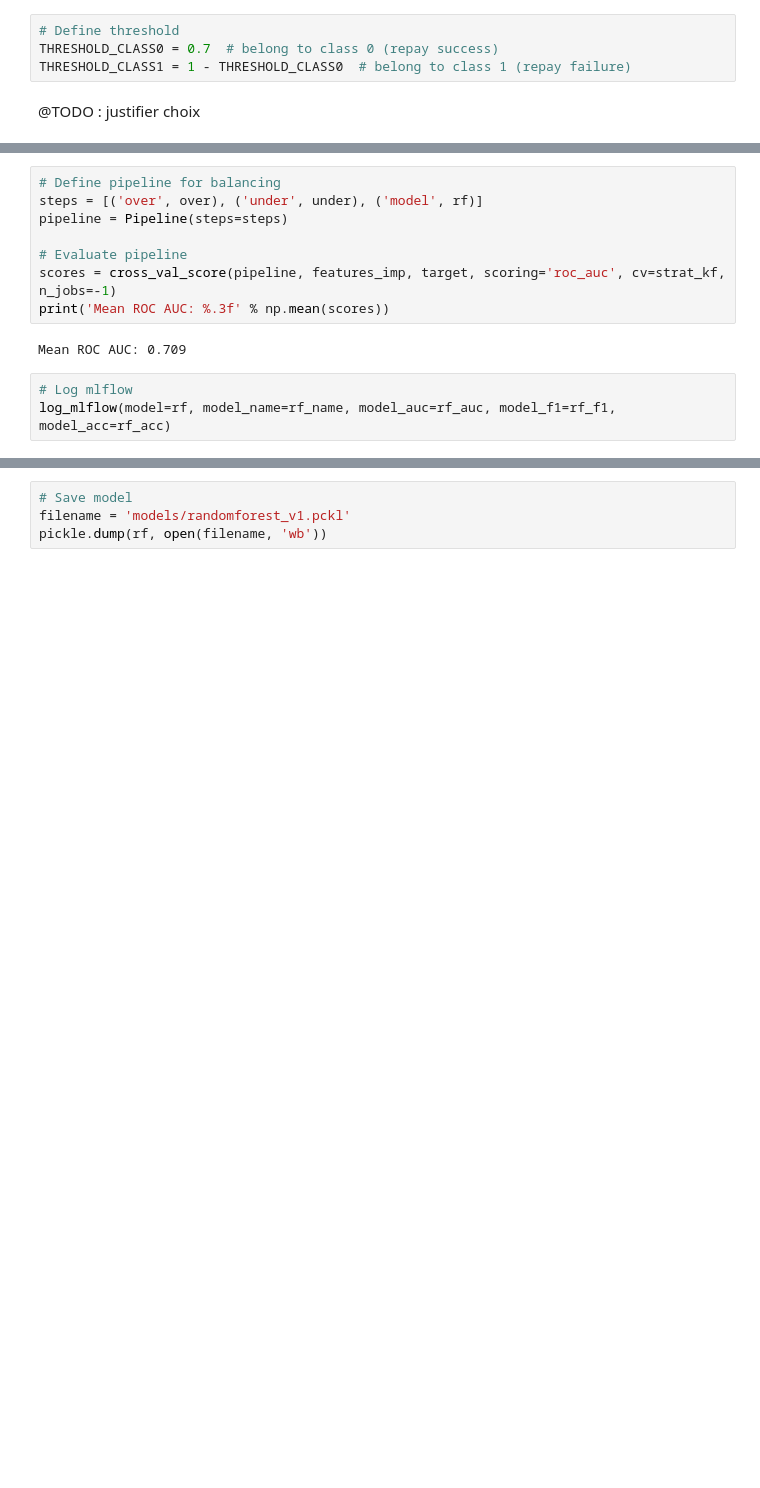
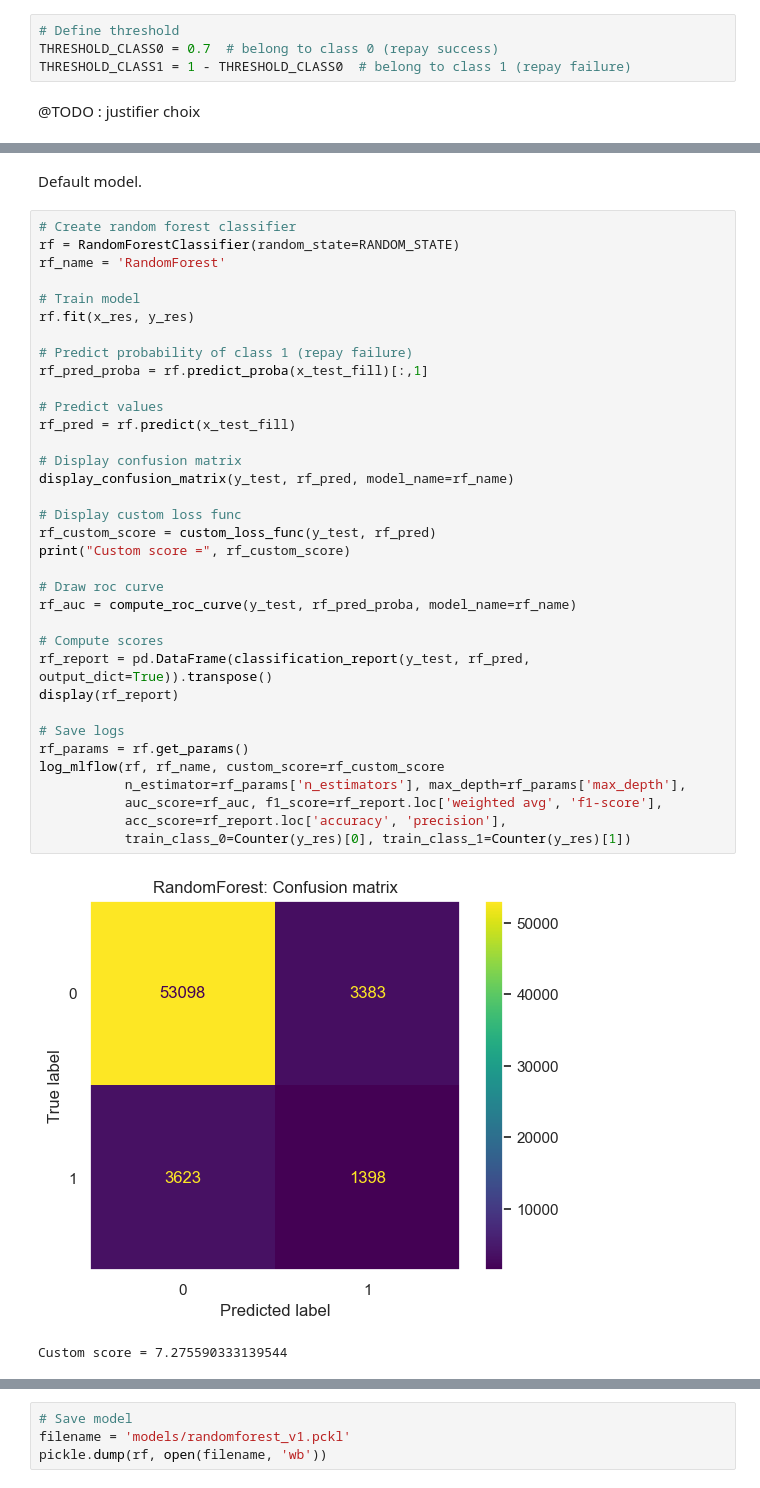
Before and after one commit to ahonestla/OC_DS_P7, a Jupyter notebook: notebooks/3-modelling.ipynb, the cells around one changed output, grey strips where cells are left out. Saved outputs shown, nothing was run; the diff lists cells and outputs as text; blank space fills up the shorter version.

```diff
--- a/notebooks/3-modelling.ipynb
+++ b/notebooks/3-modelling.ipynb
@@ -299,13 +389,40 @@ Acccuracy =  0.9199375630060811
-# %%
-# Define pipeline for balancing
-steps = [('over', over), ('under', under), ('model', rf)]
-pipeline = Pipeline(steps=steps)
-
-# Evaluate pipeline
-scores = cross_val_score(pipeline, features_imp, target, scoring='roc_auc', cv=strat_kf, n_jobs=-1)
-print('Mean ROC AUC: %.3f' % np.mean(scores))
-# %% [output]
-Mean ROC AUC: 0.709
-# %%
-# Log mlflow
-log_mlflow(model=rf, model_name=rf_name, model_auc=rf_auc, model_f1=rf_f1, model_acc=rf_acc)
+# %% [markdown]
+Default model.
+# %%
+# Create random forest classifier
+rf = RandomForestClassifier(random_state=RANDOM_STATE)
+rf_name = 'RandomForest'
+
+# Train model
+rf.fit(x_res, y_res)
+
+# Predict probability of class 1 (repay failure)
+rf_pred_proba = rf.predict_proba(x_test_fill)[:,1]
+
+# Predict values
+rf_pred = rf.predict(x_test_fill)
+
+# Display confusion matrix
+display_confusion_matrix(y_test, rf_pred, model_name=rf_name)
+
+# Display custom loss func
+rf_custom_score = custom_loss_func(y_test, rf_pred)
+print("Custom score =", rf_custom_score)
+
+# Draw roc curve
+rf_auc = compute_roc_curve(y_test, rf_pred_proba, model_name=rf_name)
+
+# Compute scores
+rf_report = pd.DataFrame(classification_report(y_test, rf_pred, output_dict=True)).transpose()
+display(rf_report)
+
+# Save logs
+rf_params = rf.get_params()
+log_mlflow(rf, rf_name, custom_score=rf_custom_score
+           n_estimator=rf_params['n_estimators'], max_depth=rf_params['max_depth'],
+           auc_score=rf_auc, f1_score=rf_report.loc['weighted avg', 'f1-score'],
+           acc_score=rf_report.loc['accuracy', 'precision'],
+           train_class_0=Counter(y_res)[0], train_class_1=Counter(y_res)[1])
+# %% [output]
+[figure, added]
+Custom score = 7.275590333139544
```
Also changed, not shown: parts of 48 cells of this notebook.
